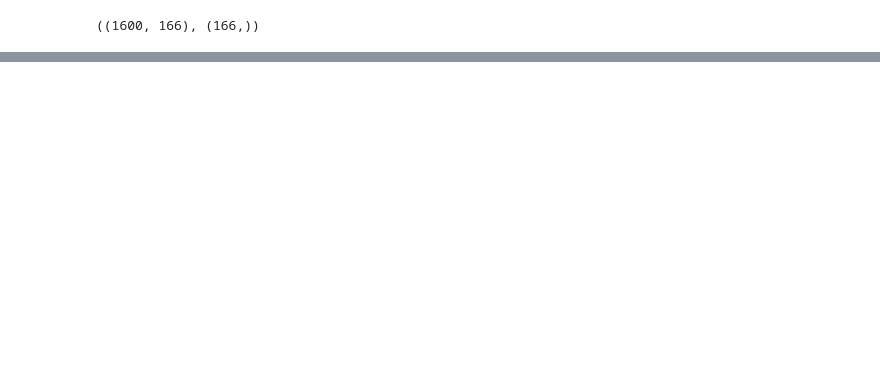
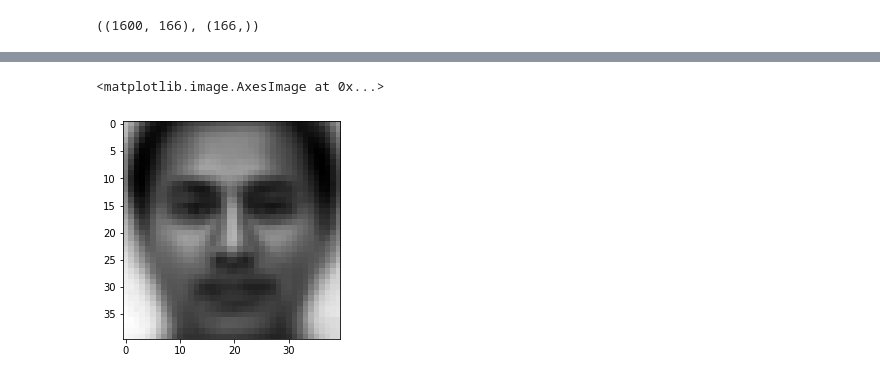
Before and after one commit to Lovepreet-Singh-LPSK/Face-Recognition, a Jupyter notebook: Face-Recognition.ipynb, the cells around one changed output, grey strips where cells are left out. Cells and saved outputs as stored; diff of their text form; code cells hidden in the pictures; blank space fills up the shorter version.

```diff
--- a/Face-Recognition.ipynb
+++ b/Face-Recognition.ipynb
@@ -234,7 +231,7 @@ def shuffle_split(X, Y):
     count = 0
     while count != 33:
         x = random.randint(0,165)
-        if x in no_for_test:
+        if (x in no_for_test) or (x in no_for_train):
             continue
         else:
             no_for_test.append(x)
@@ -242,9 +239,9 @@ def shuffle_split(X, Y):
     count = 0
     while count!=133:
         x = random.randint(0,165)
-        if x in no_for_train:
+        if (x in no_for_train) or (x in no_for_test):
             continue
         else:
             no_for_train.append(x)
             count+=1
-    return X[:][no_for_train]
+    return X[:,no_for_train], Y[no_for_train], X[:,no_for_test], Y[no_for_test]
@@ -254,0 +248,3 @@ TypeError: 'int' object is not subscriptable
+# %%
+X_train, Y_train, X_test, Y_test = shuffle_split(X,Y)
+# X_train, Y_train, X_test, Y_test
@@ -254,0 +255,9 @@ TypeError: 'int' object is not subscriptable
+# %%
+avg_img_vec = (1/X_train.shape[1])*(np.sum(X_train, axis=1))
+avg_img_vec = np.trunc(avg_img_vec)
+temp_image = np.reshape(avg_img_vec, ndim)
+# %%
+plt.imshow(temp_image, cmap="gray")
+# %% [output]
+<matplotlib.image.AxesImage at 0x...>
+[figure, added]
```
Also changed, not shown: parts of 12 cells of this notebook.
